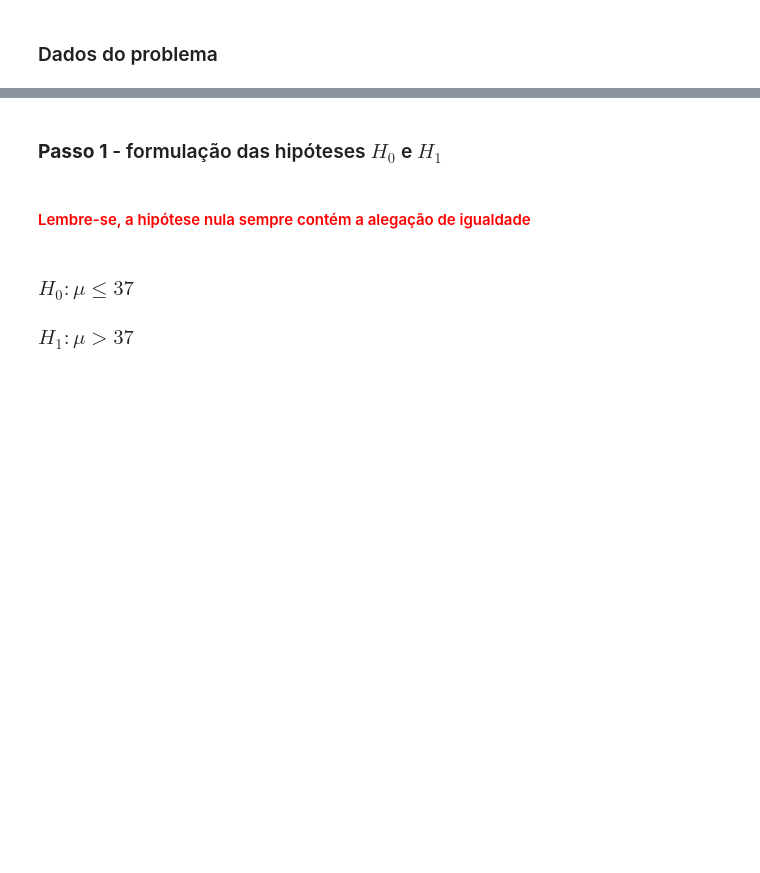
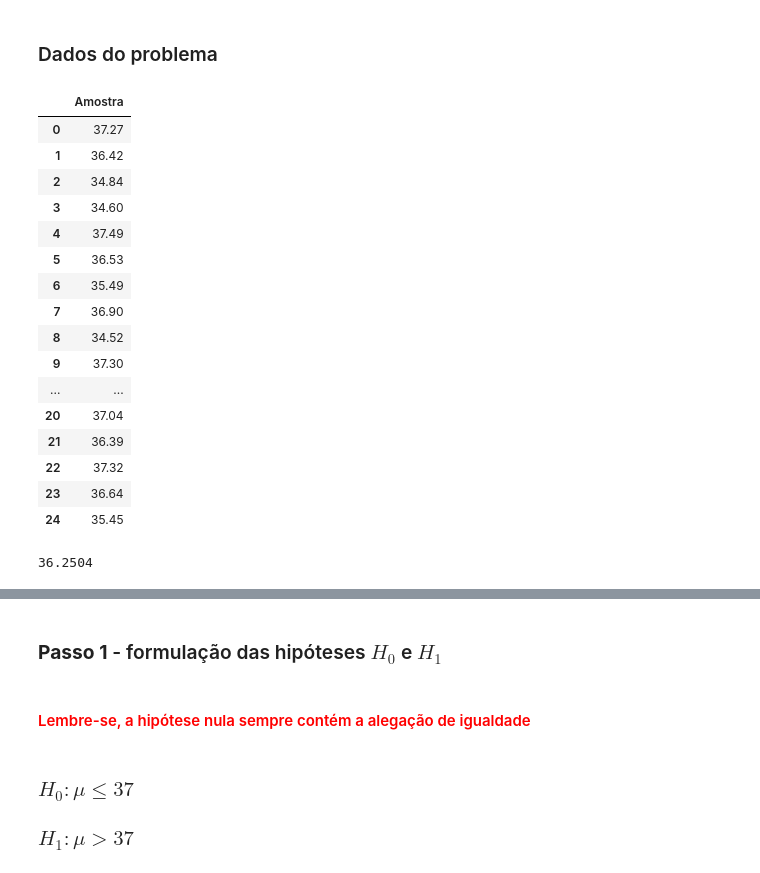
Before and after one commit to wiliands/estatistica_python, a Jupyter notebook: Estatistica_Parte03/Curso_de_Estatística_Parte_3.ipynb, the cells around one changed output, grey strips where cells are left out. Saved outputs shown, nothing was run; the diff lists cells and outputs as text; code cells hidden in the pictures; blank space fills up the shorter version.

Commit message:
Teste para duas amostras

```diff
--- a/Estatistica_Parte03/Curso_de_Estatística_Parte_3.ipynb
+++ b/Estatistica_Parte03/Curso_de_Estatística_Parte_3.ipynb
@@ -446,3 +488,35 @@ Os **testes unicaudais** verificam as variáveis em relação a um piso ou a um
 <img src='https://caelum-online-public.s3.amazonaws.com/1229-estatistica-parte3/01/img008.png' width='700px'>
 # %% [markdown]
 ### Dados do problema
+# %%
+amostra = [37.27, 36.42, 34.84, 34.60, 37.49,
+           36.53, 35.49, 36.90, 34.52, 37.30,
+           34.99, 36.55, 36.29, 36.06, 37.42,
+           34.47, 36.70, 35.86, 36.80, 36.92,
+           37.04, 36.39, 37.32, 36.64, 35.45]
+# %%
+amostra = pd.DataFrame(amostra, columns=['Amostra'])
+amostra
+# %% [output]
+|  | Amostra |
+| 0 | 37.27 |
+| 1 | 36.42 |
+| 2 | 34.84 |
+| 3 | 34.60 |
+| 4 | 37.49 |
+| 5 | 36.53 |
+| 6 | 35.49 |
+| 7 | 36.90 |
+| 8 | 34.52 |
+| 9 | 37.30 |
+| ... | ... |
+| 20 | 37.04 |
+| 21 | 36.39 |
+| 22 | 37.32 |
+| 23 | 36.64 |
+| 24 | 35.45 |
+# %%
+media_amostra = amostra.mean()[0]
+media_amostra
+# %% [output]
+36.2504
```
Also changed, not shown: parts of 37 cells of this notebook, 1 other file.
